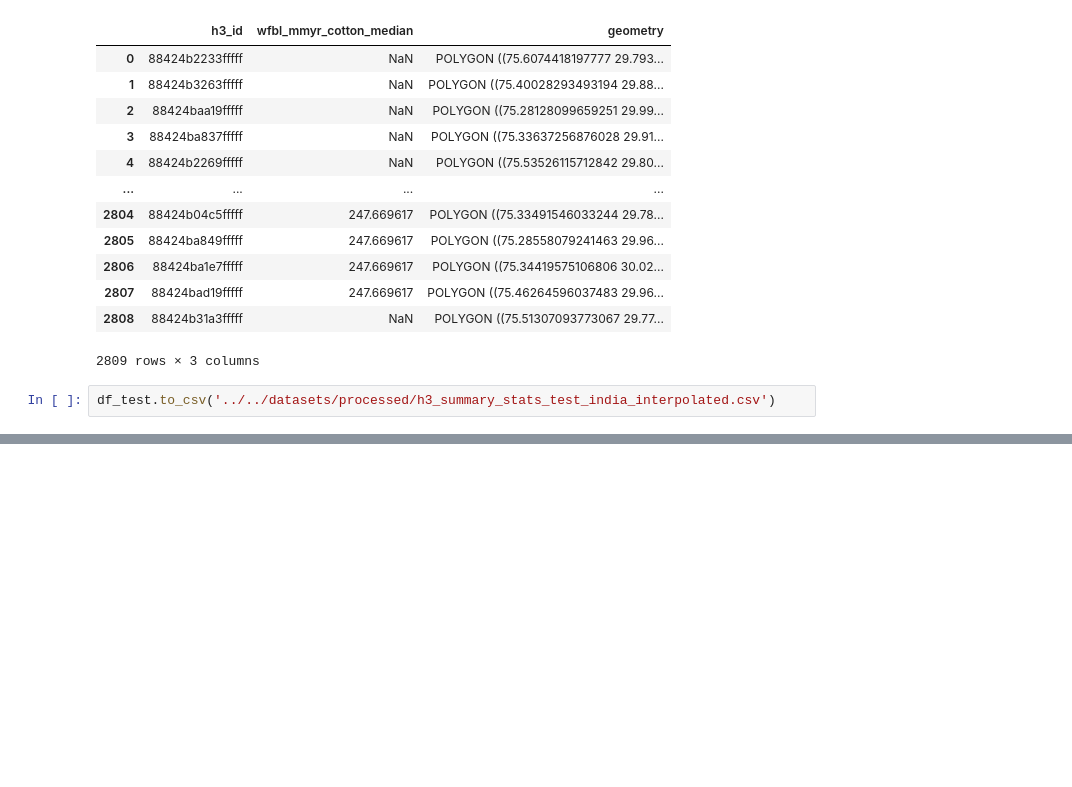
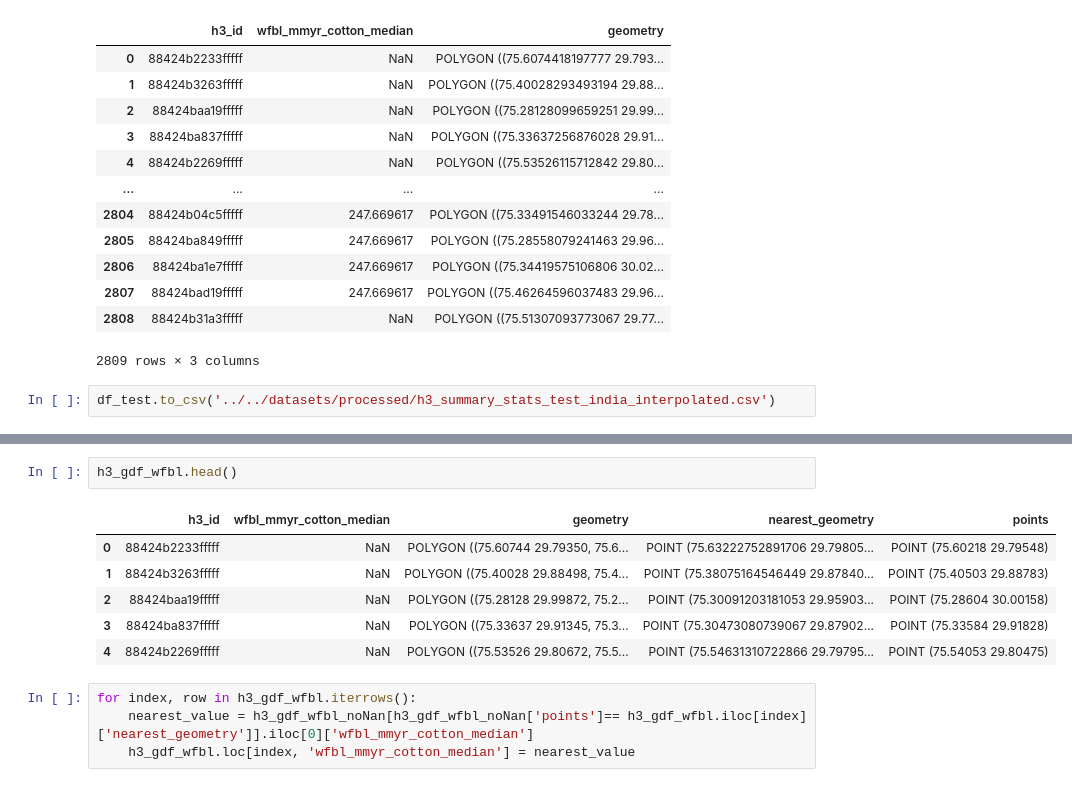
Before and after one commit to Vizzuality/landgriffon, a Jupyter notebook: data/notebooks/Lab/0_4_H3_data_processing.ipynb, the cells around one changed output, grey strips where cells are left out. Saved outputs shown, nothing was run; the diff lists cells and outputs as text; blank space fills up the shorter version.

```diff
--- a/data/notebooks/Lab/0_4_H3_data_processing.ipynb
+++ b/data/notebooks/Lab/0_4_H3_data_processing.ipynb
@@ -438,0 +478,13 @@ geo_json = [ {"type": "Feature",
+# %%
+h3_gdf_wfbl.head()
+# %% [output]
+|  | h3_id | wfbl_mmyr_cotton_median | geometry | nearest_geometry | points |
+| 0 | 88424b2233fffff | NaN | POLYGON ((75.60744 29.79350, 75.6... | POINT (75.63222752891706 29.79805... | POINT (75.60218 29.79548) |
+| 1 | 88424b3263fffff | NaN | POLYGON ((75.40028 29.88498, 75.4... | POINT (75.38075164546449 29.87840... | POINT (75.40503 29.88783) |
+| 2 | 88424baa19fffff | NaN | POLYGON ((75.28128 29.99872, 75.2... | POINT (75.30091203181053 29.95903... | POINT (75.28604 30.00158) |
+| 3 | 88424ba837fffff | NaN | POLYGON ((75.33637 29.91345, 75.3... | POINT (75.30473080739067 29.87902... | POINT (75.33584 29.91828) |
+| 4 | 88424b2269fffff | NaN | POLYGON ((75.53526 29.80672, 75.5... | POINT (75.54631310722866 29.79795... | POINT (75.54053 29.80475) |
+# %%
+for index, row in h3_gdf_wfbl.iterrows():
+    nearest_value = h3_gdf_wfbl_noNan[h3_gdf_wfbl_noNan['points']== h3_gdf_wfbl.iloc[index]['nearest_geometry']].iloc[0]['wfbl_mmyr_cotton_median']
+    h3_gdf_wfbl.loc[index, 'wfbl_mmyr_cotton_median'] = nearest_value
```
Also changed, not shown: parts of 11 cells of this notebook.
